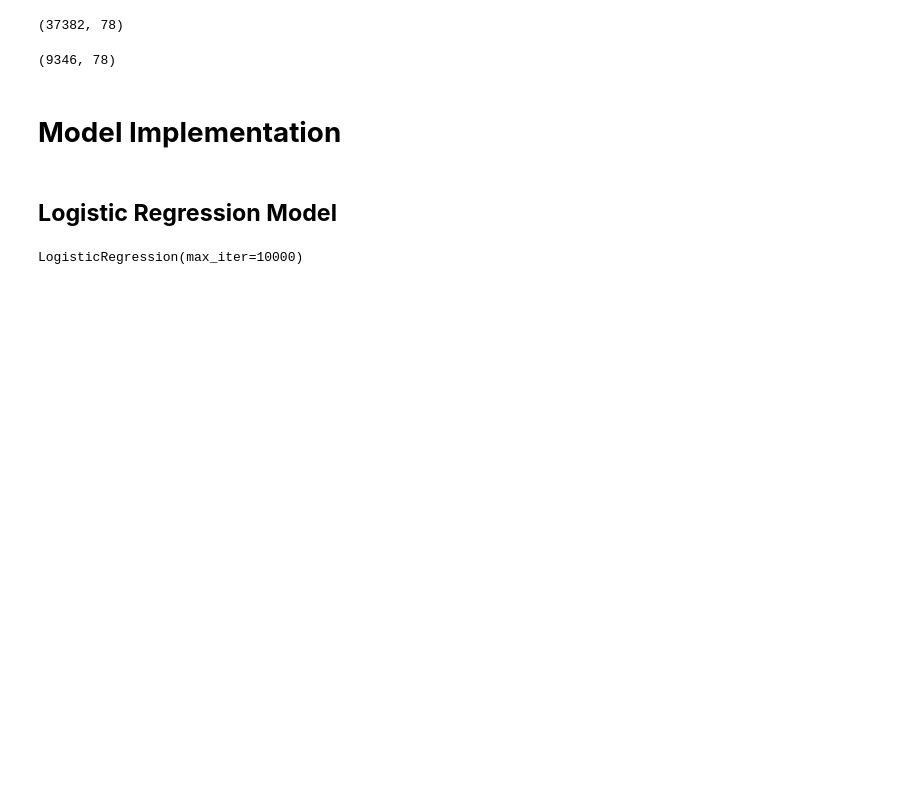
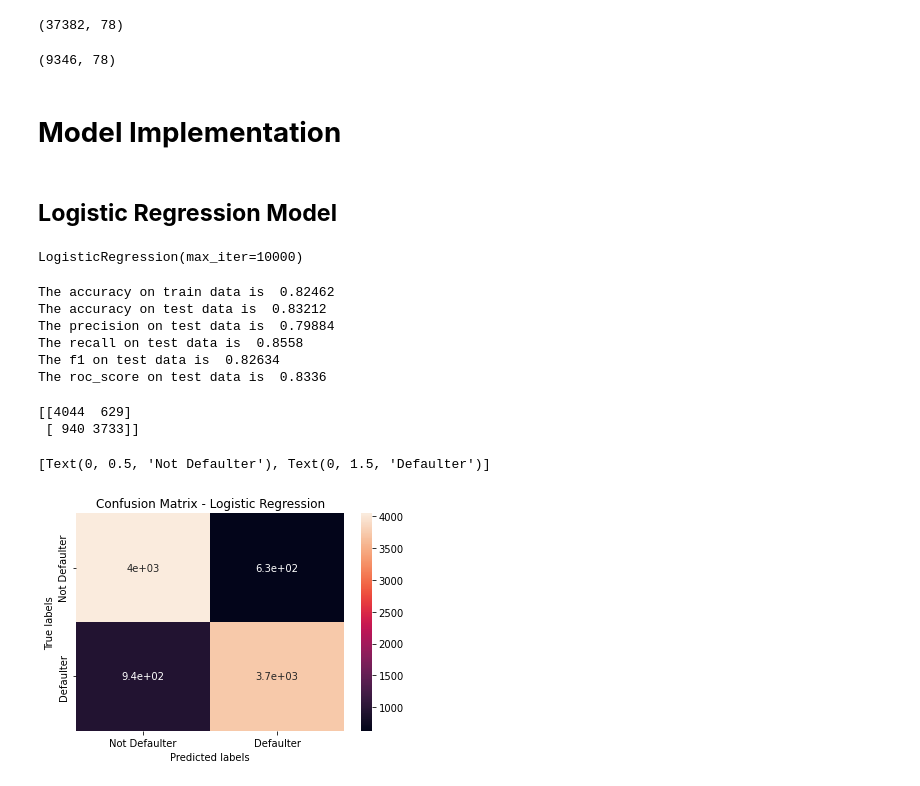
Before and after one commit to roysoni24/Credit-Card-Default-Prediction, a Jupyter notebook: Copy_of_Credit_Card_Default_Prediction_Capstone_Project.ipynb, the cells around one changed output. Cells and saved outputs as stored; diff of their text form; code cells hidden in the pictures; blank space fills up the shorter version.

Commit message:
Logistic model implementation

```diff
--- a/Copy_of_Credit_Card_Default_Prediction_Capstone_Project.ipynb
+++ b/Copy_of_Credit_Card_Default_Prediction_Capstone_Project.ipynb
@@ -549,3 +549,46 @@ LogisticRegression(max_iter=10000)
 #class prediction of y
 y_pred_logi = logi.predict(X_test)
 y_train_pred_logi=logi.predict(X_train)
+# %%
+#getting all scores for Logistic Regression
+train_accuracy_logi = round(accuracy_score(y_train_pred_logi,y_train), 5)
+accuracy_logi = round(accuracy_score(y_pred_logi,y_test), 5)
+precision_score_logi = round(precision_score(y_pred_logi,y_test), 5)
+recall_score_logi = round(recall_score(y_pred_logi,y_test), 5)
+f1_score_logi = round(f1_score(y_pred_logi,y_test), 5)
+roc_score_logi = round(roc_auc_score(y_pred_logi,y_test), 5)
+
+print("The accuracy on train data is ", train_accuracy_logi)
+print("The accuracy on test data is ", accuracy_logi)
+print("The precision on test data is ", precision_score_logi)
+print("The recall on test data is ", recall_score_logi)
+print("The f1 on test data is ", f1_score_logi)
+print("The roc_score on test data is ", roc_score_logi)
+# %% [output]
+The accuracy on train data is  0.82462
+The accuracy on test data is  0.83212
+The precision on test data is  0.79884
+The recall on test data is  0.8558
+The f1 on test data is  0.82634
+The roc_score on test data is  0.8336
+# %%
+# Get the confusion matrix
+labels = ['Not Defaulter', 'Defaulter']
+cm_logi = confusion_matrix(y_test, y_pred_logi )
+print(cm_logi)
+
+#plot confusion matrix
+ax= plt.subplot()
+sns.heatmap(cm_logi, annot=True, ax = ax)
+
+# labels, title and ticks
+ax.set_xlabel('Predicted labels')
+ax.set_ylabel('True labels')
+ax.set_title('Confusion Matrix - Logistic Regression')
+ax.xaxis.set_ticklabels(labels)
+ax.yaxis.set_ticklabels(labels)
+# %% [output]
+[[4044  629]
+ [ 940 3733]]
+[Text(0, 0.5, 'Not Defaulter'), Text(0, 1.5, 'Defaulter')]
+[figure, added]
```
